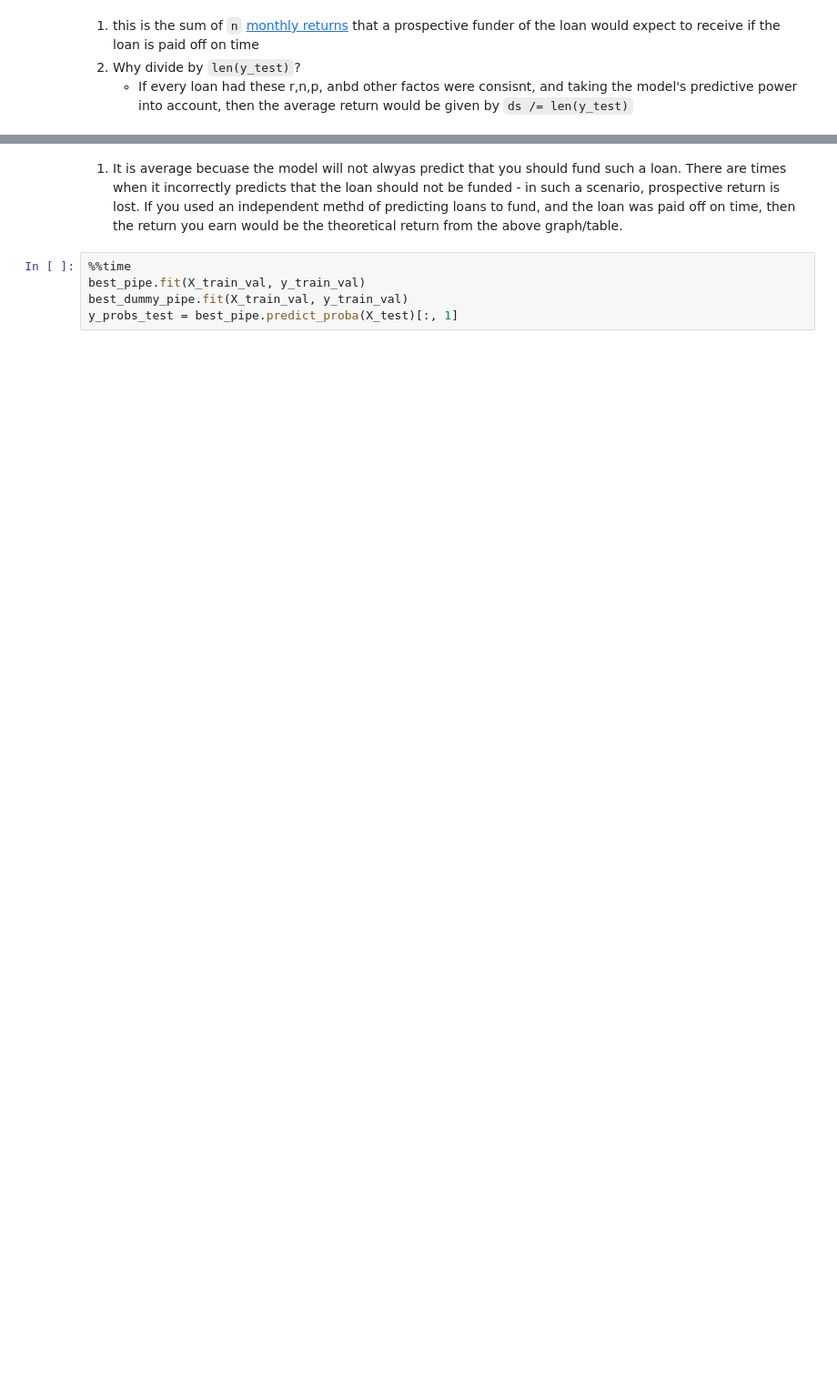
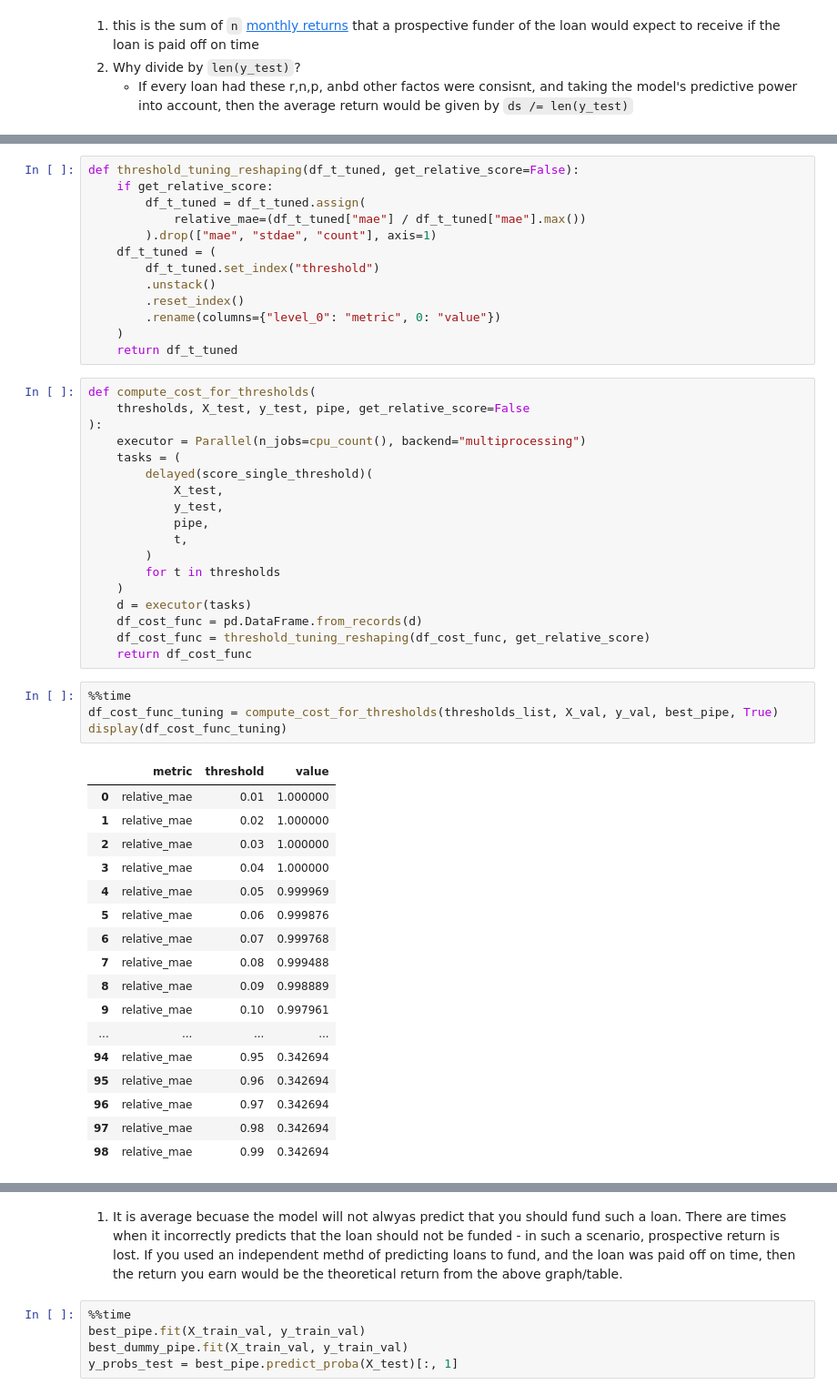
Before and after one commit to edesz/predict-loan-defaults, a Jupyter notebook: 5_experiments_in_classification_v2.ipynb, the cells around one changed output, grey strips where cells are left out. Shown at 91% size. Cells and saved outputs as stored; diff of their text form; blank space fills up the shorter version.

```diff
--- a/5_experiments_in_classification_v2.ipynb
+++ b/5_experiments_in_classification_v2.ipynb
@@ -519,0 +656,53 @@ alt_plot_metric_based_threshold_tuning_plots(
+# %%
+def threshold_tuning_reshaping(df_t_tuned, get_relative_score=False):
+    if get_relative_score:
+        df_t_tuned = df_t_tuned.assign(
+            relative_mae=(df_t_tuned["mae"] / df_t_tuned["mae"].max())
+        ).drop(["mae", "stdae", "count"], axis=1)
+    df_t_tuned = (
+        df_t_tuned.set_index("threshold")
+        .unstack()
+        .reset_index()
+        .rename(columns={"level_0": "metric", 0: "value"})
+    )
+    return df_t_tuned
+# %%
+def compute_cost_for_thresholds(
+    thresholds, X_test, y_test, pipe, get_relative_score=False
+):
+    executor = Parallel(n_jobs=cpu_count(), backend="multiprocessing")
+    tasks = (
+        delayed(score_single_threshold)(
+            X_test,
+            y_test,
+            pipe,
+            t,
+        )
+        for t in thresholds
+    )
+    d = executor(tasks)
+    df_cost_func = pd.DataFrame.from_records(d)
+    df_cost_func = threshold_tuning_reshaping(df_cost_func, get_relative_score)
+    return df_cost_func
+# %%
+%%time
+df_cost_func_tuning = compute_cost_for_thresholds(thresholds_list, X_val, y_val, best_pipe, True)
+display(df_cost_func_tuning)
+# %% [output]
+|  | metric | threshold | value |
+| 0 | relative_mae | 0.01 | 1.000000 |
+| 1 | relative_mae | 0.02 | 1.000000 |
+| 2 | relative_mae | 0.03 | 1.000000 |
+| 3 | relative_mae | 0.04 | 1.000000 |
+| 4 | relative_mae | 0.05 | 0.999969 |
+| 5 | relative_mae | 0.06 | 0.999876 |
+| 6 | relative_mae | 0.07 | 0.999768 |
+| 7 | relative_mae | 0.08 | 0.999488 |
+| 8 | relative_mae | 0.09 | 0.998889 |
+| 9 | relative_mae | 0.10 | 0.997961 |
+| ... | ... | ... | ... |
+| 94 | relative_mae | 0.95 | 0.342694 |
+| 95 | relative_mae | 0.96 | 0.342694 |
+| 96 | relative_mae | 0.97 | 0.342694 |
+| 97 | relative_mae | 0.98 | 0.342694 |
+| 98 | relative_mae | 0.99 | 0.342694 |
```
Also changed, not shown: parts of 31 cells of this notebook, 1 other file.
